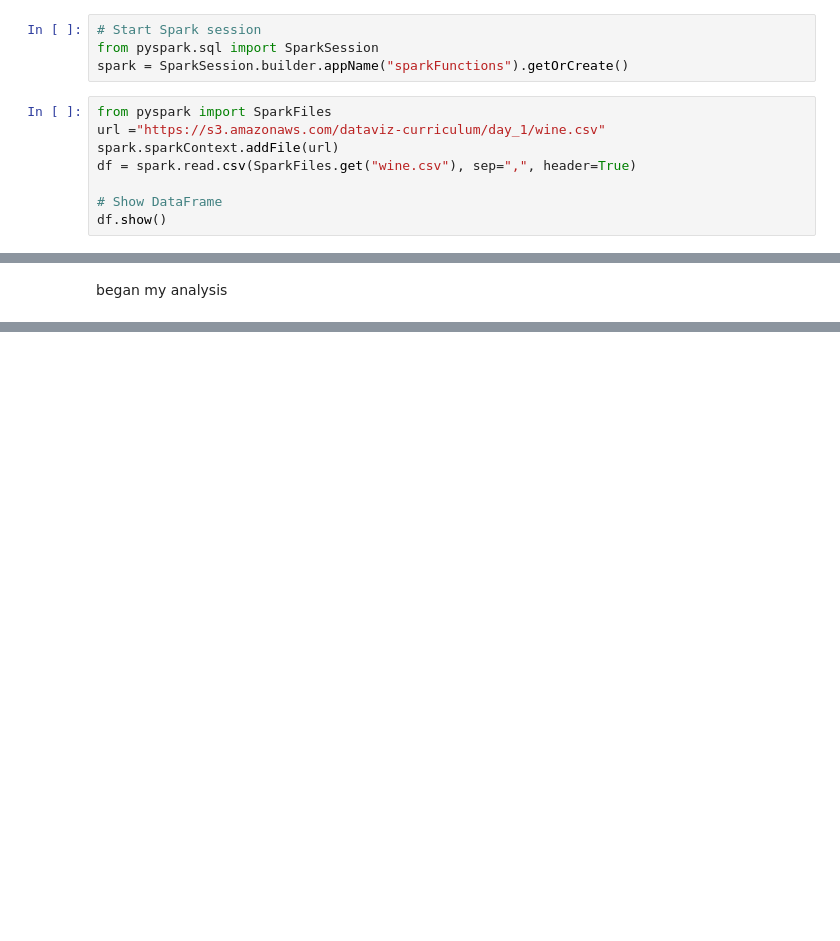
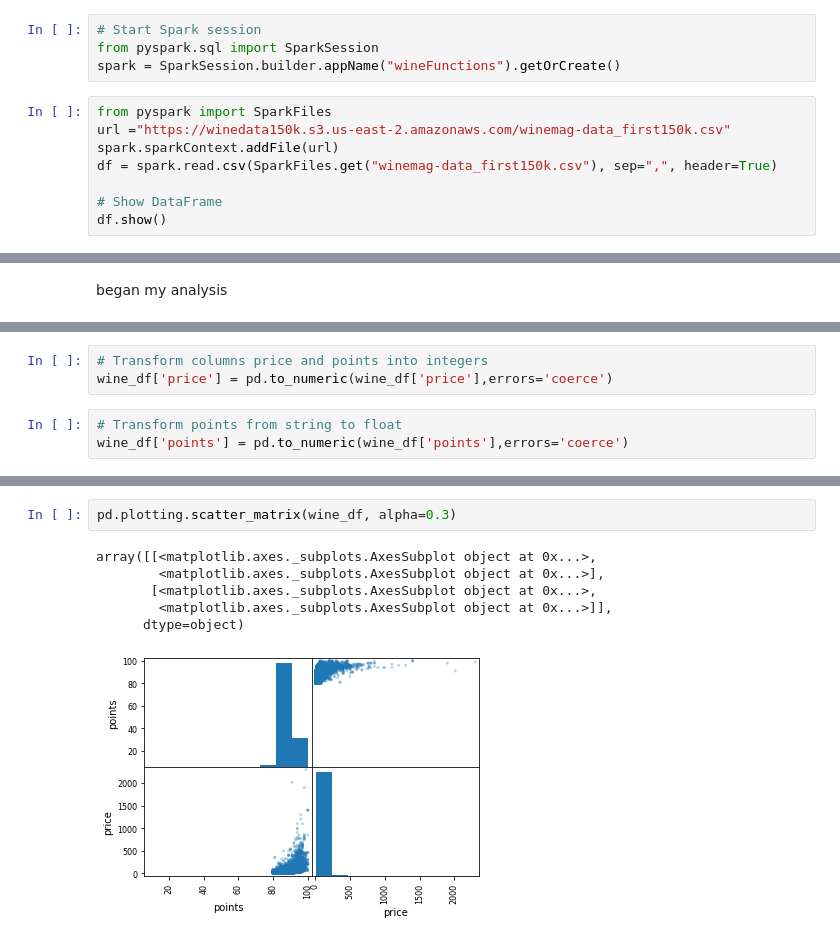
Before and after one commit to ladyj-dev/Wine_All_You_Want, a Jupyter notebook: pdwine.ipynb, the cells around one changed output, grey strips where cells are left out. Cells and saved outputs as stored; diff of their text form; blank space fills up the shorter version.

```diff
--- a/pdwine.ipynb
+++ b/pdwine.ipynb
@@ -45,12 +41,12 @@ Reading package lists... Done
 # %%
 # Start Spark session
 from pyspark.sql import SparkSession
-spark = SparkSession.builder.appName("sparkFunctions").getOrCreate()
+spark = SparkSession.builder.appName("wineFunctions").getOrCreate()
 # %%
 from pyspark import SparkFiles
-url ="https://s3.amazonaws.com/dataviz-curriculum/day_1/wine.csv"
+url ="https://winedata150k.s3.us-east-2.amazonaws.com/winemag-data_first150k.csv"
 spark.sparkContext.addFile(url)
-df = spark.read.csv(SparkFiles.get("wine.csv"), sep=",", header=True)
+df = spark.read.csv(SparkFiles.get("winemag-data_first150k.csv"), sep=",", header=True)
 
 # Show DataFrame
 df.show()
@@ -131,0 +235,6 @@ memory usage: 11.5+ MB
+# %%
+# Transform columns price and points into integers
+wine_df['price'] = pd.to_numeric(wine_df['price'],errors='coerce')
+# %%
+# Transform points from string to float
+wine_df['points'] = pd.to_numeric(wine_df['points'],errors='coerce')
@@ -131,0 +303,9 @@ memory usage: 11.5+ MB
+# %%
+pd.plotting.scatter_matrix(wine_df, alpha=0.3)
+# %% [output]
+array([[<matplotlib.axes._subplots.AxesSubplot object at 0x...>,
+        <matplotlib.axes._subplots.AxesSubplot object at 0x...>],
+       [<matplotlib.axes._subplots.AxesSubplot object at 0x...>,
+        <matplotlib.axes._subplots.AxesSubplot object at 0x...>]],
+      dtype=object)
+[figure, added]
```
Also changed, not shown: parts of 19 cells of this notebook.
